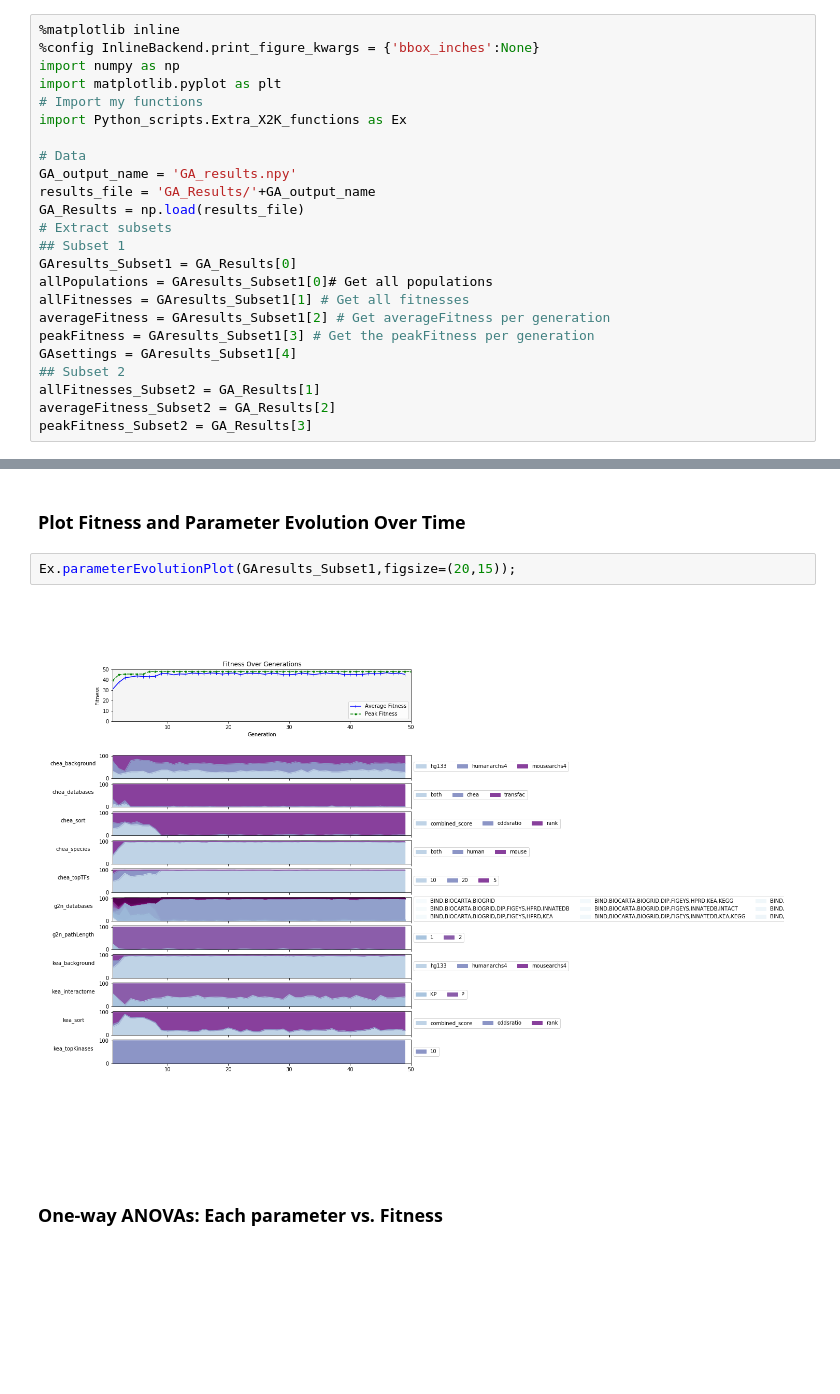
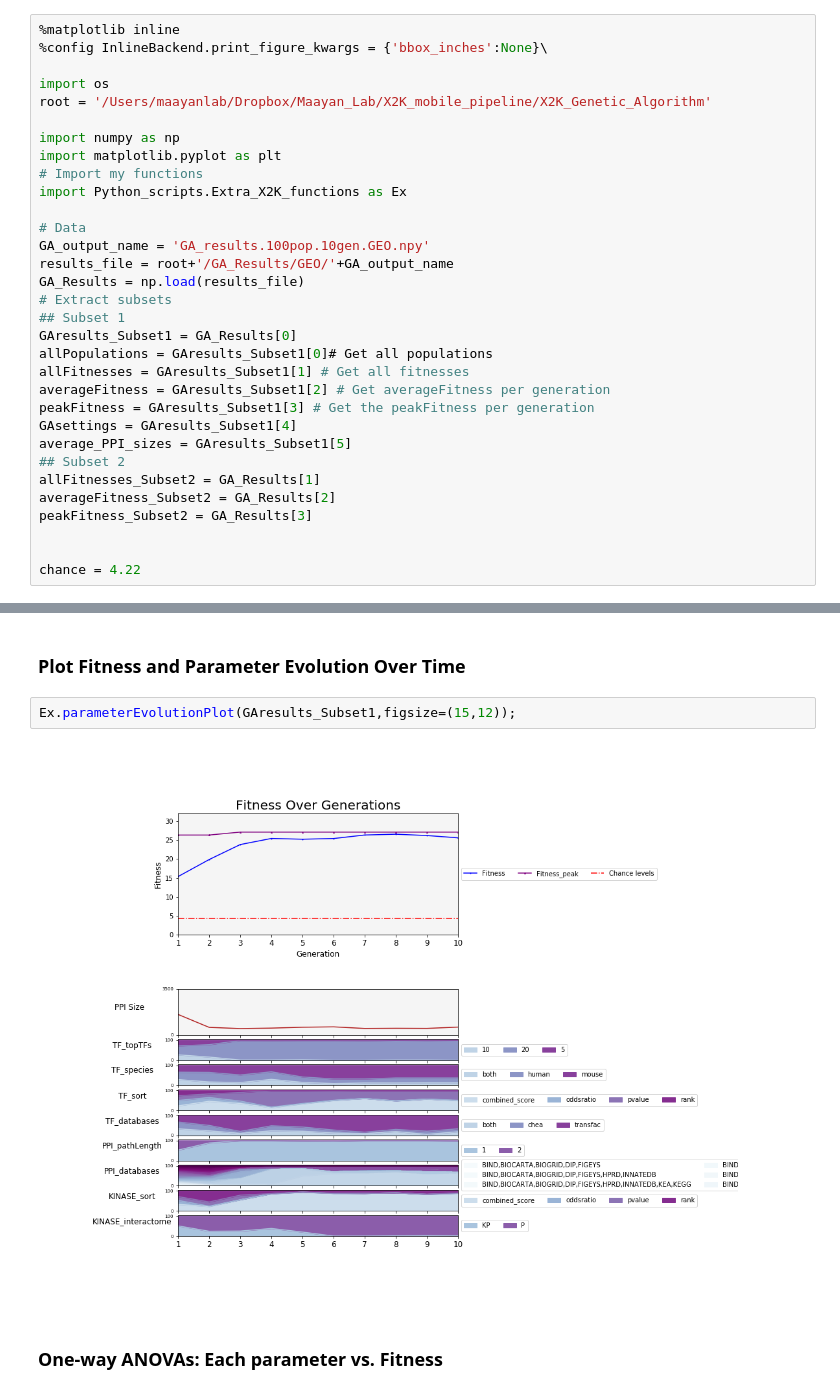
Before and after one commit to MaayanLab/X2K_Genetic_Algorithm, a Jupyter notebook: Python_scripts/GA_Results_Notebook.ipynb, the cells around one changed output, grey strips where cells are left out. Drawn from its saved outputs; the diff is of its cells as text; blank space fills up the shorter version.

```diff
--- a/Python_scripts/GA_Results_Notebook.ipynb
+++ b/Python_scripts/GA_Results_Notebook.ipynb
@@ -4,15 +4,19 @@
 ## __Import data__
 # %%
 %matplotlib inline
-%config InlineBackend.print_figure_kwargs = {'bbox_inches':None}
+%config InlineBackend.print_figure_kwargs = {'bbox_inches':None}\
+
+import os
+root = '/Users/maayanlab/Dropbox/Maayan_Lab/X2K_mobile_pipeline/X2K_Genetic_Algorithm'
+
 import numpy as np
 import matplotlib.pyplot as plt
 # Import my functions
 import Python_scripts.Extra_X2K_functions as Ex
 
 # Data
-GA_output_name = 'GA_results.npy'
-results_file = 'GA_Results/'+GA_output_name
+GA_output_name = 'GA_results.100pop.10gen.GEO.npy'
+results_file = root+'/GA_Results/GEO/'+GA_output_name
 GA_Results = np.load(results_file)
 # Extract subsets
 ## Subset 1
@@ -22,10 +26,14 @@ allFitnesses = GAresults_Subset1[1] # Get all fitnesses
 averageFitness = GAresults_Subset1[2] # Get averageFitness per generation
 peakFitness = GAresults_Subset1[3] # Get the peakFitness per generation
 GAsettings = GAresults_Subset1[4]
+average_PPI_sizes = GAresults_Subset1[5]
 ## Subset 2
 allFitnesses_Subset2 = GA_Results[1]
 averageFitness_Subset2 = GA_Results[2]
 peakFitness_Subset2 = GA_Results[3]
+
+
+chance = 4.22
 # %% [markdown]
 ## __GA Settings__
 # %%
@@ -131,9 +168,9 @@ plt.gcf().set_facecolor('white');
 # %% [markdown]
 ### Plot Fitness and Parameter Evolution Over Time
 # %%
-Ex.parameterEvolutionPlot(GAresults_Subset1,figsize=(20,15));
+Ex.parameterEvolutionPlot(GAresults_Subset1,figsize=(15,12));
 # %% [output]
-[figure, old version]
+[figure, new version]
 # %% [markdown]
 ### One-way ANOVAs: Each parameter vs. Fitness
 # %%
```
Also changed, not shown: parts of 10 cells of this notebook, 8 other files.
